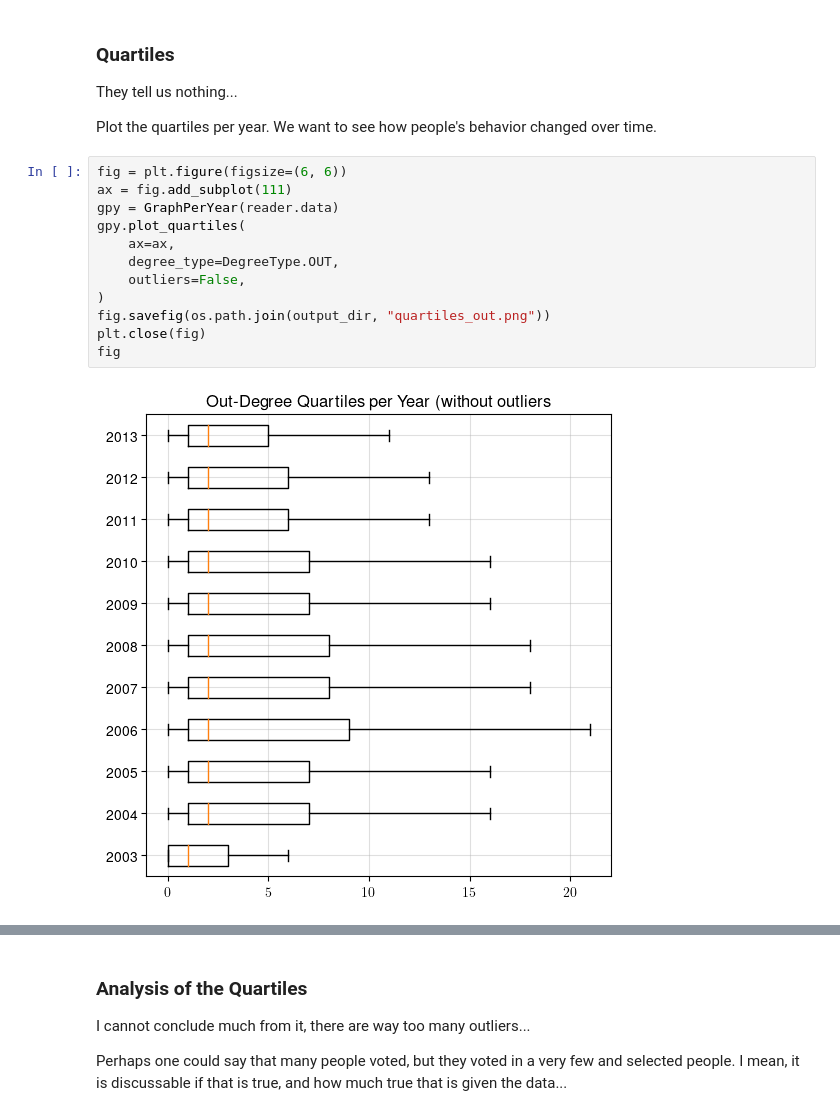
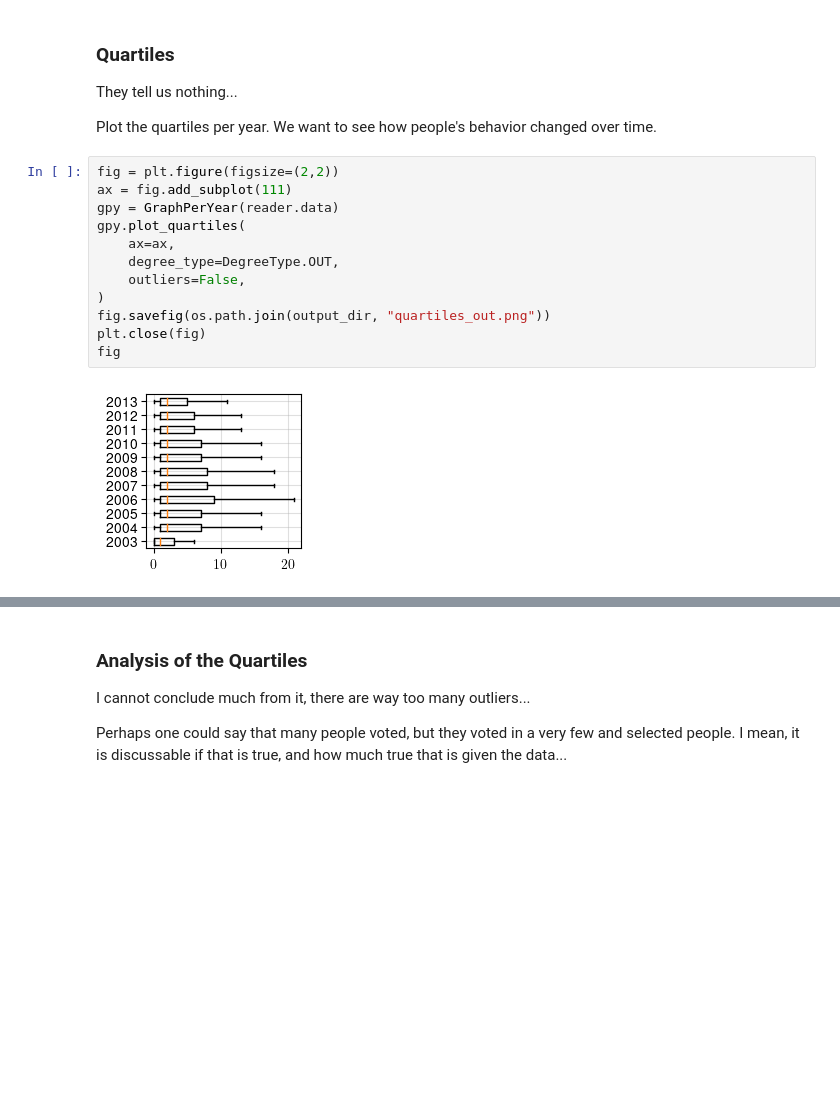
Before and after one commit to lucasguesserts/MO412-graph-algorithms, a Jupyter notebook: project/explore.ipynb, the cells around one changed output, grey strips where cells are left out. Saved outputs shown, nothing was run; the diff lists cells and outputs as text; blank space fills up the shorter version.

```diff
--- a/project/explore.ipynb
+++ b/project/explore.ipynb
@@ -102,17 +121,17 @@ They tell us nothing...
 
 Plot the quartiles per year. We want to see how people's behavior changed over time.
 # %%
-fig = plt.figure(figsize=(6, 6))
+fig = plt.figure(figsize=(2,2))
 ax = fig.add_subplot(111)
 gpy = GraphPerYear(reader.data)
 gpy.plot_quartiles(
     ax=ax,
     degree_type=DegreeType.OUT,
     outliers=False,
 )
 fig.savefig(os.path.join(output_dir, "quartiles_out.png"))
 plt.close(fig)
 fig
 # %% [output]
-[figure, old version]
+[figure, new version]
 # %%
```
Also changed, not shown: parts of 17 cells of this notebook, 1 other file.
